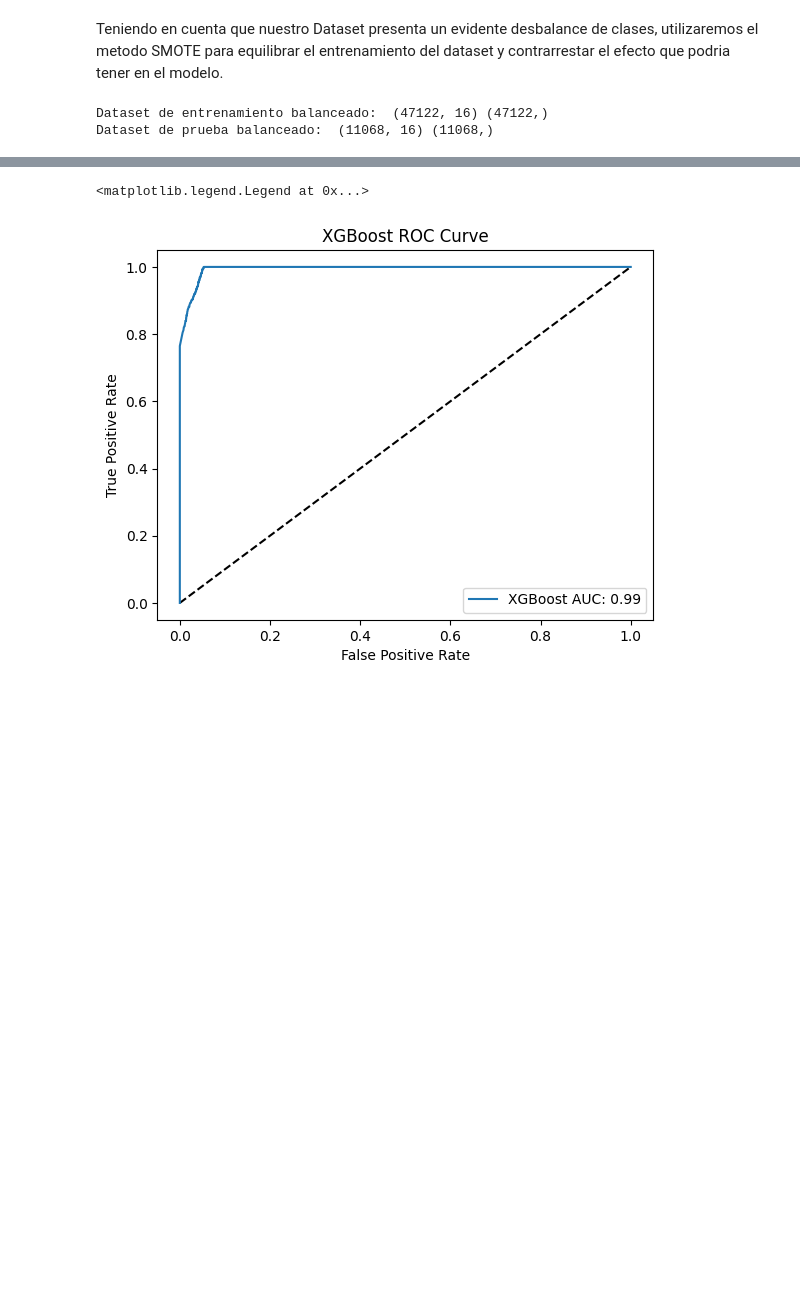
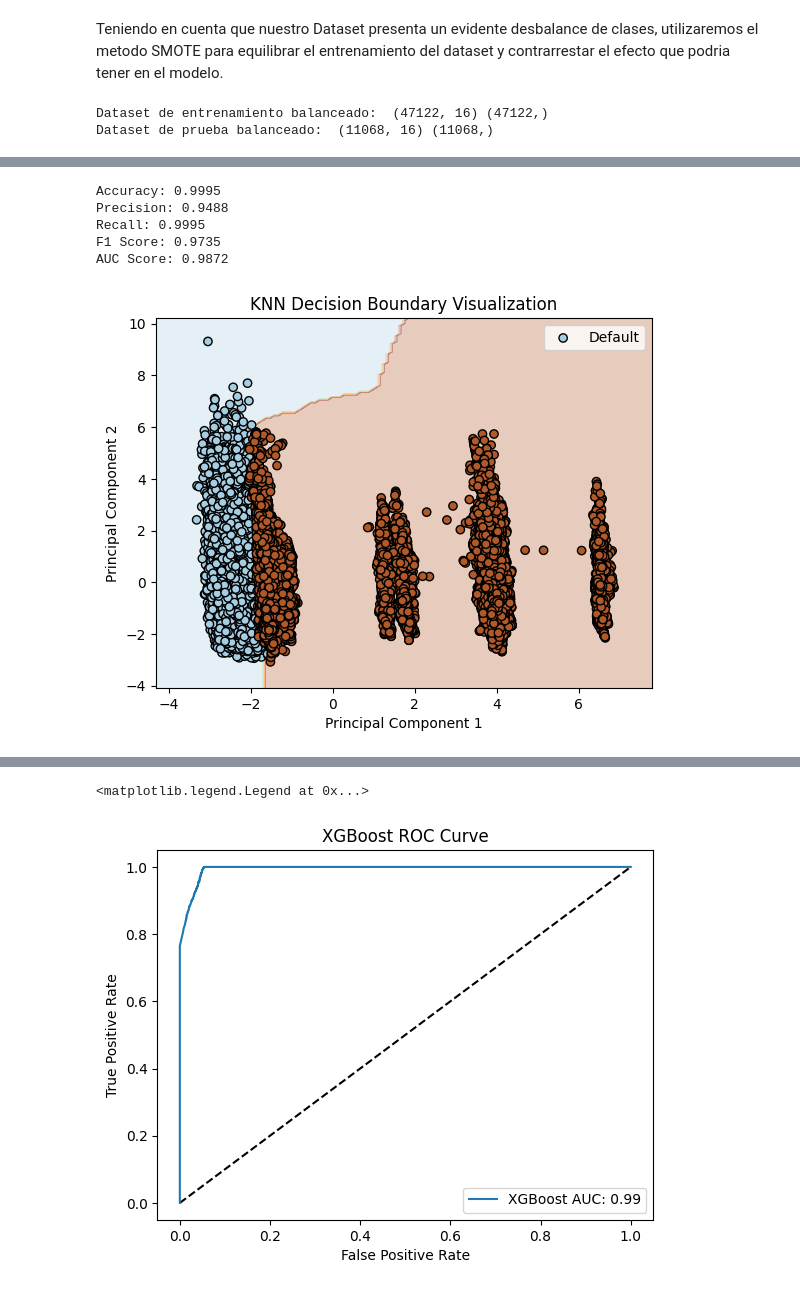
Before and after one commit to LiceoM/Credit_Risk_ML, a Jupyter notebook: Code/Classification_models.ipynb, the cells around one changed output, grey strips where cells are left out. Drawn from its saved outputs; the diff is of its cells as text; code cells hidden in the pictures; blank space fills up the shorter version.

```diff
--- a/Code/Classification_models.ipynb
+++ b/Code/Classification_models.ipynb
@@ -115,0 +155,63 @@ Dataset de prueba balanceado:  (11068, 16) (11068,)
+# %%
+from sklearn.metrics import precision_score, recall_score, f1_score, roc_auc_score, make_scorer
+# Inicializamos el modelo KNN con el valor de K óptimo encontrado k = 3
+knn = KNeighborsClassifier(n_neighbors=3)
+
+# Definimos validacion cruzada estraificada con 5 folds para validacion del modelo
+kf = StratifiedKFold(n_splits=5, shuffle=True, random_state=42)
+
+# Inicializamos las metricas de evaluacion
+accuracy_scores = cross_val_score(knn, x_train, y_train, cv=kf, scoring='recall')
+precision_scores = cross_val_score(knn, x_train, y_train, cv=kf, scoring=make_scorer(precision_score))
+recall_scores = cross_val_score(knn, x_train, y_train, cv=kf, scoring=make_scorer(recall_score))
+f1_scores = cross_val_score(knn, x_train, y_train, cv=kf, scoring=make_scorer(f1_score))
+
+# Calculamos AUC de forma independiente ya que debemos calcular probabilidades
+auc_scores = []
+for train_index, test_index in kf.split(x_train, y_train):
+    x_cv_train, x_cv_test = x_train.iloc[train_index], x_train.iloc[test_index]
+    y_cv_train, y_cv_test = y_train.iloc[train_index], y_train.iloc[test_index]
+    knn.fit(x_cv_train, y_cv_train)
+    y_pred_prob = knn.predict_proba(x_cv_test)[:, 1]
+    auc_scores.append(roc_auc_score(y_cv_test, y_pred_prob))
+
+# Print the results
+print(f'Accuracy: {np.mean(accuracy_scores):.4f}')
+print(f'Precision: {np.mean(precision_scores):.4f}')
+print(f'Recall: {np.mean(recall_scores):.4f}')
+print(f'F1 Score: {np.mean(f1_scores):.4f}')
+print(f'AUC Score: {np.mean(auc_scores):.4f}')
+# %% [output]
+Accuracy: 0.9995
+Precision: 0.9488
+Recall: 0.9995
+F1 Score: 0.9735
+AUC Score: 0.9872
+# %%
+from sklearn.decomposition import PCA
+
+# Apply PCA to reduce the dataset to 2 features
+pca = PCA(n_components=2)
+x_train_pca = pca.fit_transform(x_train)
+
+knn.fit(x_train_pca, y_train)
+
+# Create a mesh grid for plotting decision boundaries
+x_min, x_max = x_train_pca[:, 0].min() - 1, x_train_pca[:, 0].max() + 1
+y_min, y_max = x_train_pca[:, 1].min() - 1, x_train_pca[:, 1].max() + 1
+xx, yy = np.meshgrid(np.arange(x_min, x_max, 0.1), np.arange(y_min, y_max, 0.1))
+
+# Predict classes for each point in the mesh grid
+Z = knn.predict(np.c_[xx.ravel(), yy.ravel()])
+Z = Z.reshape(xx.shape)
+
+# Plot the decision boundary
+plt.contourf(xx, yy, Z, alpha=0.3, cmap=plt.cm.Paired)
+plt.scatter(x_train_pca[:, 0], x_train_pca[:, 1], c=y_train, edgecolors='k', marker='o', cmap=plt.cm.Paired)
+plt.xlabel('Principal Component 1')
+plt.ylabel('Principal Component 2')
+plt.title('KNN Decision Boundary Visualization')
+plt.legend(['Default', 'No Default'])
+plt.show()
+# %% [output]
+[figure, added]
```
Also changed, not shown: parts of 14 cells of this notebook, 2 other files.
